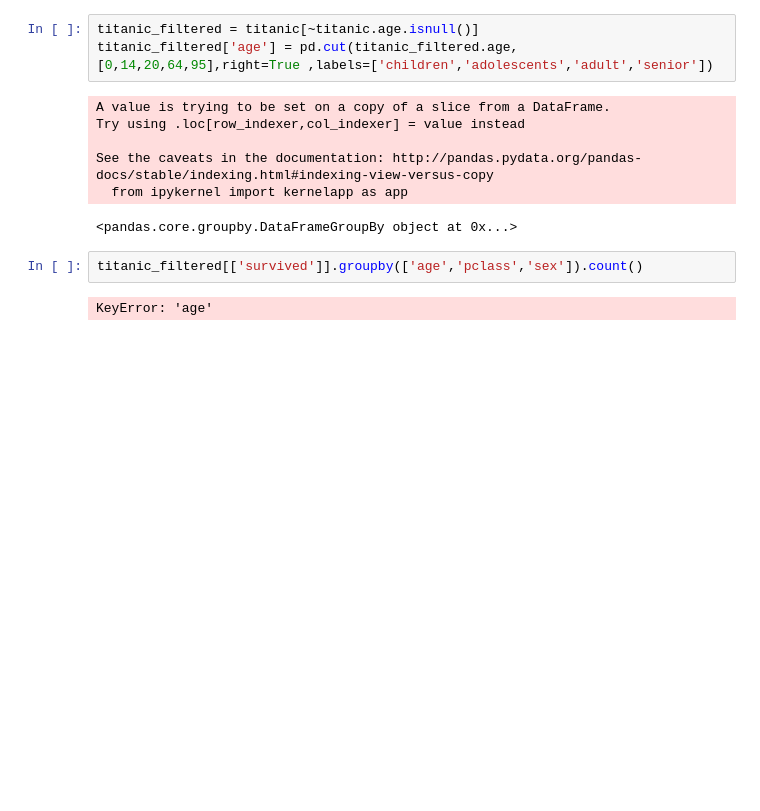
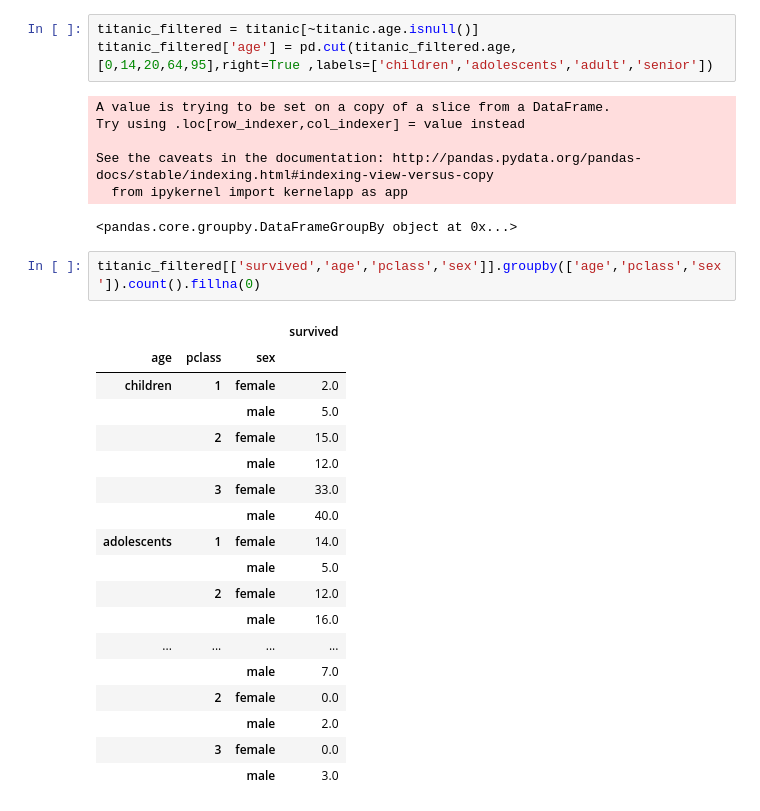
Before and after one commit to bojbilla/AdaHomeworks, a Jupyter notebook: 01 - Pandas and Data Wrangling/Data Wrangling with Pandas.ipynb, the cells around one changed output. Drawn from its saved outputs; the diff is of its cells as text; blank space fills up the shorter version.

```diff
--- a/01 - Pandas and Data Wrangling/Data Wrangling with Pandas.ipynb
+++ b/01 - Pandas and Data Wrangling/Data Wrangling with Pandas.ipynb
@@ -1887,6 +1887,23 @@ See the caveats in the documentation: http://pandas.pydata.org/pandas-docs/stabl
   from ipykernel import kernelapp as app
 <pandas.core.groupby.DataFrameGroupBy object at 0x...>
 # %%
-titanic_filtered[['survived']].groupby(['age','pclass','sex']).count()
+titanic_filtered[['survived','age','pclass','sex']].groupby(['age','pclass','sex']).count().fillna(0)
 # %% [output]
-KeyError: 'age'
+|  |  |  | survived |
+| age | pclass | sex |  |
+| children | 1 | female | 2.0 |
+|  |  | male | 5.0 |
+|  | 2 | female | 15.0 |
+|  |  | male | 12.0 |
+|  | 3 | female | 33.0 |
+|  |  | male | 40.0 |
+| adolescents | 1 | female | 14.0 |
+|  |  | male | 5.0 |
+|  | 2 | female | 12.0 |
+|  |  | male | 16.0 |
+| ... | ... | ... | ... |
+|  |  | male | 7.0 |
+|  | 2 | female | 0.0 |
+|  |  | male | 2.0 |
+|  | 3 | female | 0.0 |
+|  |  | male | 3.0 |
```
